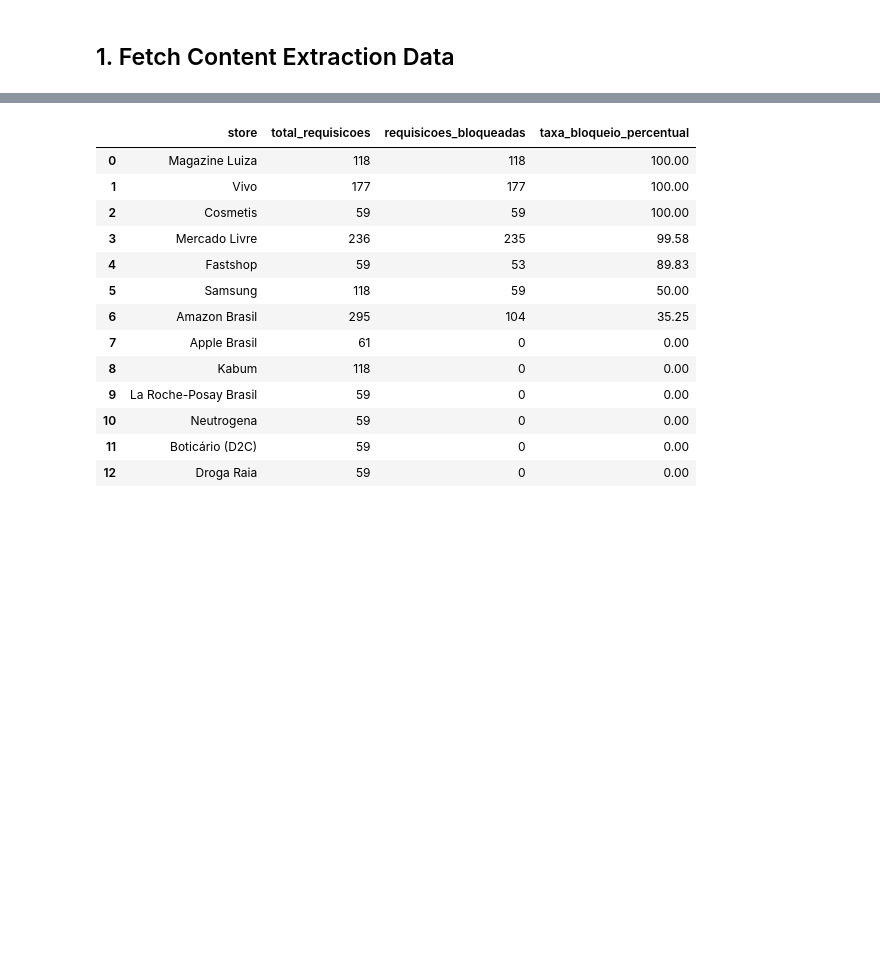
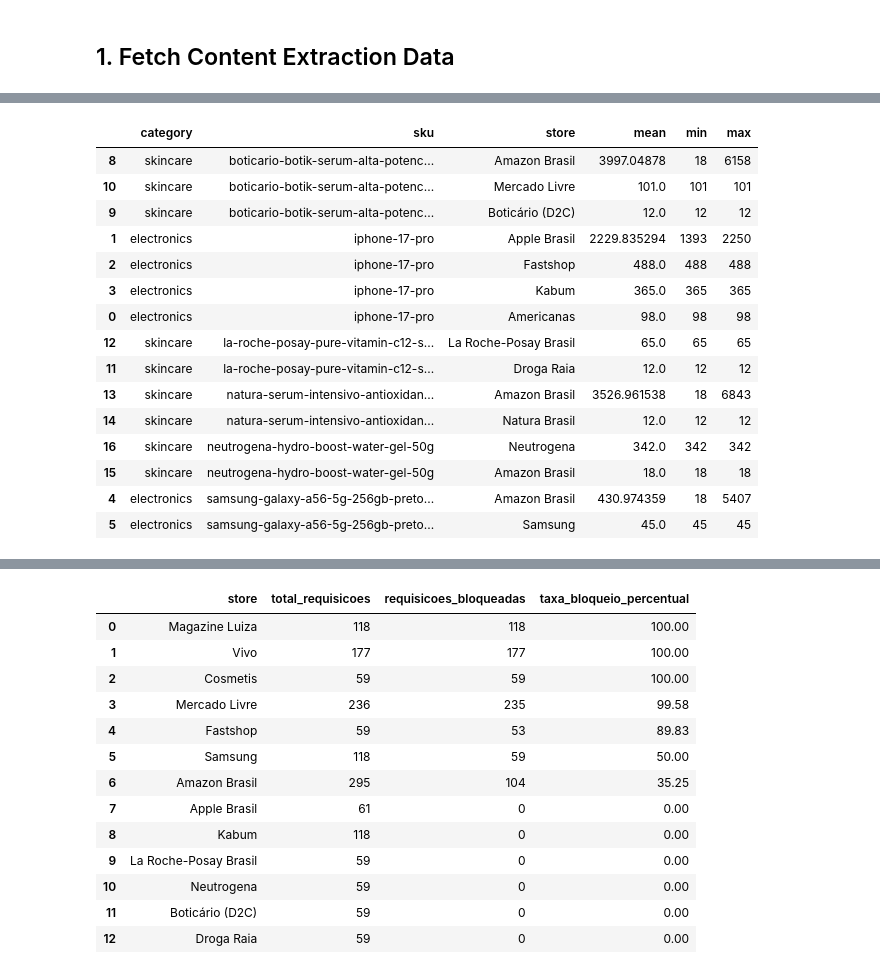
Before and after one commit to britneyscripts/thesis-pipeline, a Jupyter notebook: notebooks/eda.ipynb, the cells around one changed output, grey strips where cells are left out. Saved outputs shown, nothing was run; the diff lists cells and outputs as text; code cells hidden in the pictures; blank space fills up the shorter version.

```diff
--- a/notebooks/eda.ipynb
+++ b/notebooks/eda.ipynb
@@ -31 +33,7 @@ Registros de conteúdo carregados: 1595
 5 rows × 28 columns
+# %%
+# Verificando quantos erros tivemos
+print(f"Total de registros antes da limpeza: {len(df_content)}")
+# Filtrando: Queremos apenas onde NÃO tem erro (== False) e NÃO foi bloqueado (== False)
+df_content_clean = df_content[(df_content['has_errors'] == False) & (df_content['extraction_blocked'] == False)]
+print(f"Total de registros após limpeza (URLs válidas): {len(df_content_clean)}")
@@ -31,0 +60,25 @@ Registros de conteúdo carregados: 1595
+# %%
+# Opção A: Comparar as Lojas lado a lado para o mesmo Produto
+resumo_lojas = df_content_clean.groupby(['category', 'sku', 'store'])['description_word_count'].agg(['mean', 'min', 'max']).reset_index()
+
+# Ordenando para ver quem escreve mais no topo
+resumo_lojas = resumo_lojas.sort_values(by=['sku', 'mean'], ascending=[True, False])
+
+display(resumo_lojas.head(15))
+# %% [output]
+|  | category | sku | store | mean | min | max |
+| 8 | skincare | boticario-botik-serum-alta-potenc... | Amazon Brasil | 3997.04878 | 18 | 6158 |
+| 10 | skincare | boticario-botik-serum-alta-potenc... | Mercado Livre | 101.0 | 101 | 101 |
+| 9 | skincare | boticario-botik-serum-alta-potenc... | Boticário (D2C) | 12.0 | 12 | 12 |
+| 1 | electronics | iphone-17-pro | Apple Brasil | 2229.835294 | 1393 | 2250 |
+| 2 | electronics | iphone-17-pro | Fastshop | 488.0 | 488 | 488 |
+| 3 | electronics | iphone-17-pro | Kabum | 365.0 | 365 | 365 |
+| 0 | electronics | iphone-17-pro | Americanas | 98.0 | 98 | 98 |
+| 12 | skincare | la-roche-posay-pure-vitamin-c12-s... | La Roche-Posay Brasil | 65.0 | 65 | 65 |
+| 11 | skincare | la-roche-posay-pure-vitamin-c12-s... | Droga Raia | 12.0 | 12 | 12 |
+| 13 | skincare | natura-serum-intensivo-antioxidan... | Amazon Brasil | 3526.961538 | 18 | 6843 |
+| 14 | skincare | natura-serum-intensivo-antioxidan... | Natura Brasil | 12.0 | 12 | 12 |
+| 16 | skincare | neutrogena-hydro-boost-water-gel-50g | Neutrogena | 342.0 | 342 | 342 |
+| 15 | skincare | neutrogena-hydro-boost-water-gel-50g | Amazon Brasil | 18.0 | 18 | 18 |
+| 4 | electronics | samsung-galaxy-a56-5g-256gb-preto... | Amazon Brasil | 430.974359 | 18 | 5407 |
+| 5 | electronics | samsung-galaxy-a56-5g-256gb-preto... | Samsung | 45.0 | 45 | 45 |
```
Also changed, not shown: parts of 8 cells of this notebook, 53 other files.
